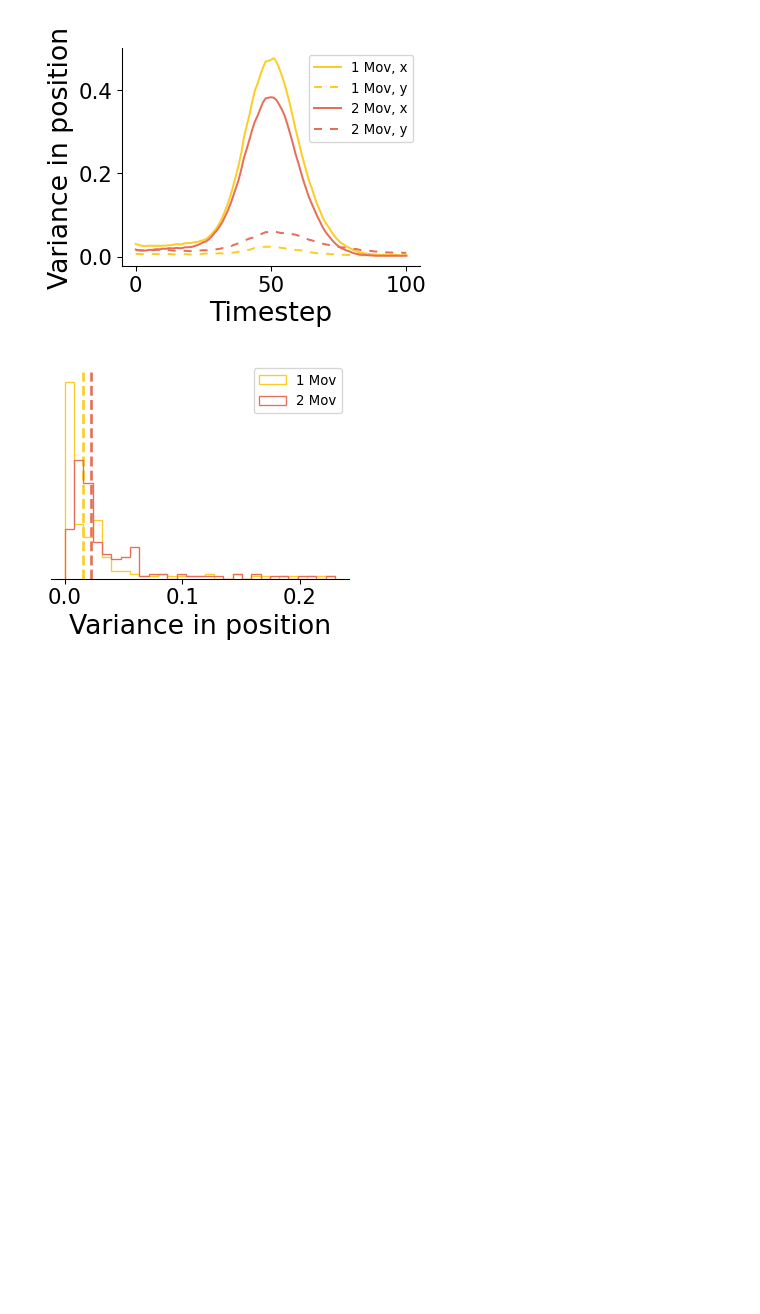
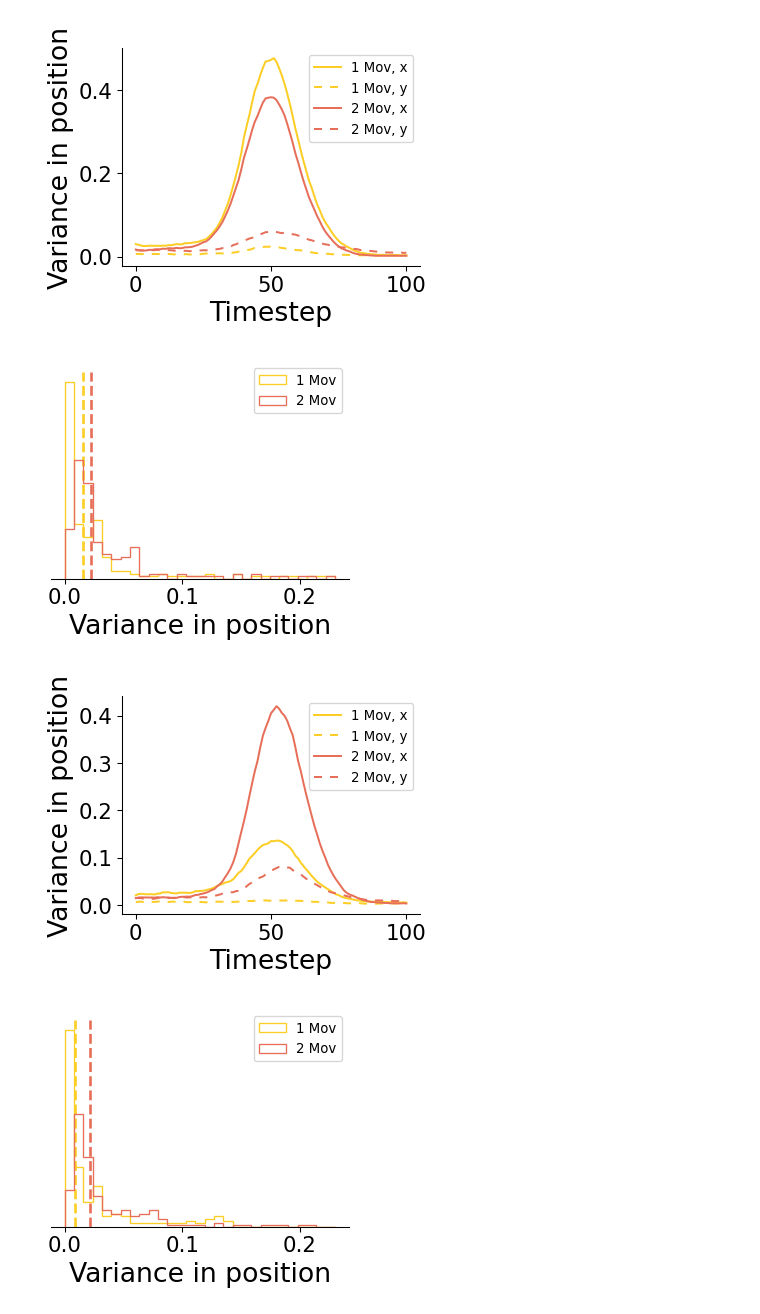
Before and after one commit to JoannaChang/de_novo_learning_structure, a Jupyter notebook: paper/figS1_example_comparisons.ipynb, the cells around one changed output. Saved outputs shown, nothing was run; the diff lists cells and outputs as text; code cells hidden in the pictures; blank space fills up the shorter version.

```diff
--- a/paper/figS1_example_comparisons.ipynb
+++ b/paper/figS1_example_comparisons.ipynb
@@ -209,3 +205,83 @@ plt.savefig(SUBFIG_DIR + 'position_ex_hist.pdf', format = 'pdf', bbox_inches = '
 [figure]
 [figure]
 [figure]
+# %%
+for seed in seeds:
+    # get data
+    prep_exec_df1 = dt.get_pyaldata(sim_set, seed, repertoires[0], epoch_fun = Constants.prep_exec_epoch, subtract_mean=False, datafile = datafile)
+    prep_exec_df1 = dt.perform_pca(prep_exec_df1, pca_dims = 10)
+
+    prep_exec_df2 = dt.get_pyaldata(sim_set, seed, repertoires[1], epoch_fun = Constants.prep_exec_epoch, subtract_mean=False, datafile = datafile)
+    prep_exec_df2 = dt.perform_pca(prep_exec_df2, pca_dims = 10)
+
+    exec_df1 = dt.get_pyaldata(sim_set, seed, repertoires[0], epoch_fun = Constants.exec_epoch, subtract_mean=False, datafile = datafile)
+    exec_df2 = dt.get_pyaldata(sim_set, seed, repertoires[1], epoch_fun = Constants.exec_epoch,subtract_mean=False, datafile = datafile)
+
+    exec_df_noise1 = dt.get_pyaldata(sim_set, seed, repertoires[0], epoch_fun = Constants.exec_epoch, subtract_mean=False, datafile = datafile, noise=1.0)
+    exec_df_noise2 = dt.get_pyaldata(sim_set, seed, repertoires[1], epoch_fun = Constants.exec_epoch, subtract_mean=False, datafile = datafile, noise=1.0)
+
+    #calculate distances between timesteps (for normalization of latent spaces)
+    # av_df1 = pyal.trial_average(prep_exec_df1, 'target_param')
+    # dist_tsteps1 = np.linalg.norm(np.diff(av_df1.both_pca.values.tolist(), axis = 1),axis = 2)
+    # av_df2 = pyal.trial_average(prep_exec_df2, 'target_param')
+    # dist_tsteps2 = np.linalg.norm(np.diff(av_df2.both_pca.values.tolist(), axis = 1),axis = 2)
+
+    # #get unit and latent activity, position, and xvel with noise
+    # rates1 = prep_exec_df1.MCx_rates.values
+    # rates2 = prep_exec_df2.MCx_rates.values
+    # pca1 = prep_exec_df1.both_pca.values/np.median(dist_tsteps1)
+    # pca2 = prep_exec_df2.both_pca.values/np.median(dist_tsteps1)
+    pos1 = exec_df1.pos.values
+    pos2 = exec_df2.pos.values
+    # xvels1 = (np.diff(np.array(exec_df_noise1.pos.tolist())[:,:,0], axis =1)/Constants.BIN_SIZE)
+    # xvels2 = (np.diff(np.array(exec_df_noise2.pos.tolist())[:,:,0], axis =1)/Constants.BIN_SIZE)
+
+    #get variance for unit and latent activity, and position
+    # var_rates1 = np.var(rates1, axis = 0)
+    # var_rates2 = np.var(rates2, axis = 0)
+    # var_pca1 = np.var(pca1, axis = 0)
+    # var_pca2 = np.var(pca2, axis = 0)
+    var_pos1 = np.var(pos1, axis = 0)
+    var_pos2 = np.var(pos2, axis = 0)
+
+    # #position, all trials
+    # plt.figure()
+    # for j in range(len(pos1)):
+    #     plt.plot(pos2[j][:,0], color = Constants.REPERTOIRE_COLORS[1], alpha = 0.5)
+    #     plt.plot(pos2[j][:,1], color = Constants.REPERTOIRE_COLORS[1], alpha = 0.5, linestyle = (0, (4,4)))
+    #     plt.plot(pos1[j][:,0], color = Constants.REPERTOIRE_COLORS[0], alpha = 0.5)
+    #     plt.plot(pos1[j][:,1], color = Constants.REPERTOIRE_COLORS[0], alpha = 0.5, linestyle = (0, (4,4)))
+    # plt.xlabel('Timestep')
+    # plt.ylabel('Position')
+    # plt.legend(['1 Mov, x', '1 Mov, y', '2 Mov, x', '2 Mov, y'])
+    # plt.savefig(SUBFIG_DIR + 'position_ex.pdf', format = 'pdf', bbox_inches = 'tight')
+
+    #var position over trials
+    plt.figure()
+    plt.plot(var_pos1[:,0], color = Constants.REPERTOIRE_COLORS[0])
+    plt.plot(var_pos1[:,1], color = Constants.REPERTOIRE_COLORS[0], linestyle = (0, (4,4)))
+    plt.plot(var_pos2[:,0], color = Constants.REPERTOIRE_COLORS[1])
+    plt.plot(var_pos2[:,1], color = Constants.REPERTOIRE_COLORS[1], linestyle = (0, (4,4)))
+    plt.xlabel('Timestep')
+    plt.ylabel('Variance in position')
+    plt.legend(['1 Mov, x', '1 Mov, y', '2 Mov, x', '2 Mov, y'])
+    plt.savefig(SUBFIG_DIR + 'position_ex_var.pdf', format = 'pdf', bbox_inches = 'tight')
+
+    plt.figure()
+    bins = np.linspace(0,0.23,30)
+    plt.hist(var_pos1.flatten(), histtype='step', bins = bins, color = Constants.REPERTOIRE_COLORS[0])
+    plt.hist(var_pos2.flatten(), histtype='step', bins = bins, color = Constants.REPERTOIRE_COLORS[1])
+    ymin, ymax = plt.gca().get_ylim()
+    # plt.vlines([np.mean(var_pos1.flatten())], 0, ymax, color = Constants.REPERTOIRE_COLORS[0], linestyles = ['solid'])
+    plt.vlines([np.median(var_pos1.flatten())], 0, ymax, color = Constants.REPERTOIRE_COLORS[0], linestyles = ['dashed'], linewidth = 2)
+    # plt.vlines([np.mean(var_pos2.flatten())], 0, ymax, color = Constants.REPERTOIRE_COLORS[1], linestyles = ['solid'])
+    plt.vlines([np.median(var_pos2.flatten())], 0, ymax, color = Constants.REPERTOIRE_COLORS[1], linestyles = ['dashed'], linewidth = 2)
+    plt.xlabel('Variance in position')
+    # plt.legend(['1 Mov', '2 Mov', 'mean', 'median'])
+    plt.legend(['1 Mov', '2 Mov'])
+    plt.gca().spines['left'].set_visible(False)
+    plt.gca().get_yaxis().set_visible(False)
+    # plt.savefig(SUBFIG_DIR + 'position_ex_hist.pdf', format = 'pdf', bbox_inches = 'tight')
+# %% [output]
+[figure, added]
+[figure, added]
```
Also changed, not shown: parts of 2 cells of this notebook, 12 other files.
